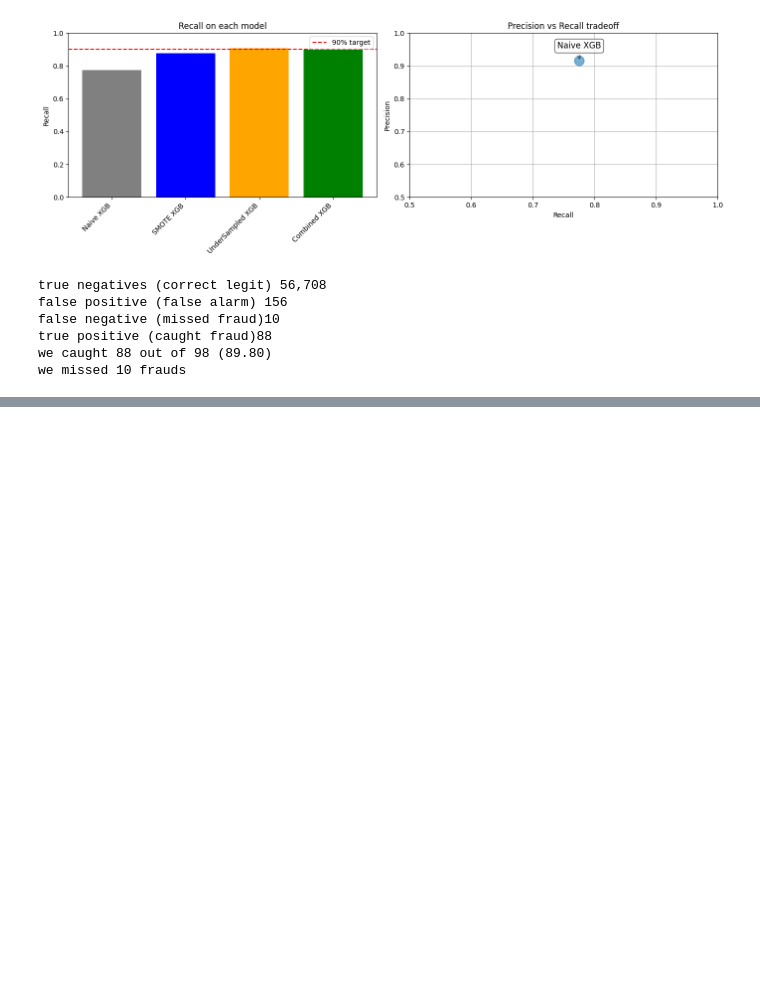
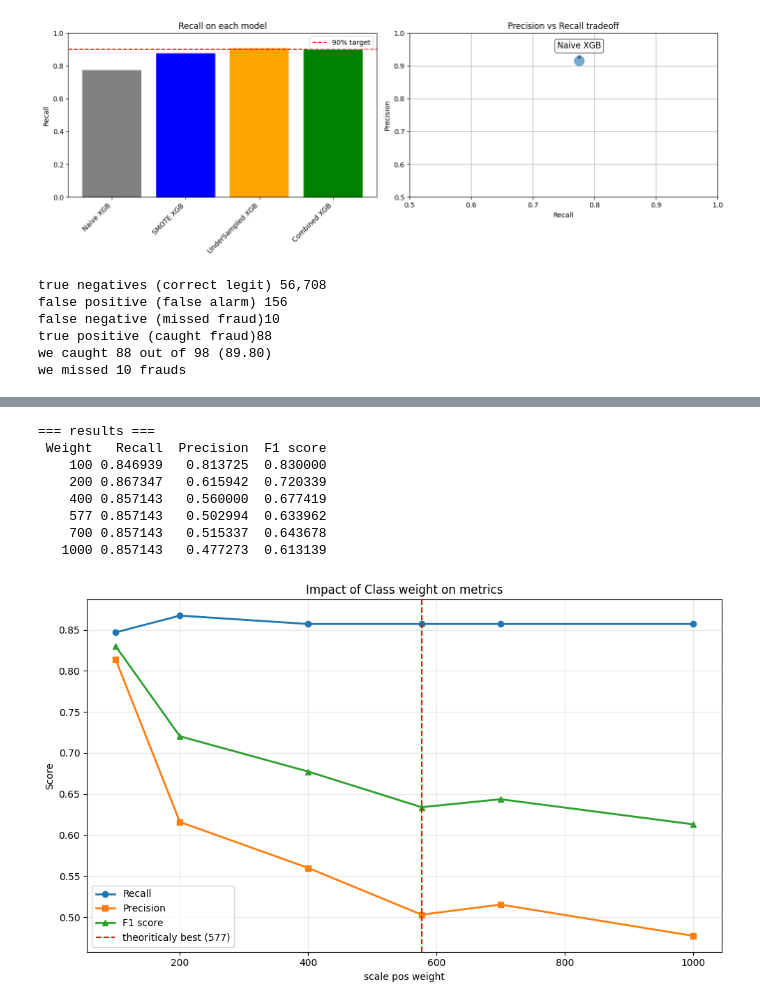
Before and after one commit to Dereger325/credit-card-fraud-detection, a Jupyter notebook: fraud_detection.ipynb, the cells around one changed output, grey strips where cells are left out. Cells and saved outputs as stored; diff of their text form; code cells hidden in the pictures; blank space fills up the shorter version.

Commit message:
Day 4: Class weights optimal at 100 - recall 84.7% precision 81.4% F1 = 83%

```diff
--- a/fraud_detection.ipynb
+++ b/fraud_detection.ipynb
@@ -610,0 +715,45 @@ we missed 10 frauds
+# %%
+weights_to_test = [100,200,400,577,700,1000]
+results = []
+
+for weight in weights_to_test:
+    xgb_test = XGBClassifier(
+        n_estimators = 100,
+        max_depth = 5,
+        learning_rate = 0.1,
+        random_state = 42,
+        scale_pos_weight = weight,
+        eval_metric = 'logloss'
+    ).fit(X_train,Y_train)
+    xgb_test_pred = xgb_test.predict(X_test)
+
+    results.append({'Weight' : weight,
+                    'Recall':recall_score(Y_test,xgb_test_pred),
+                    'Precision':precision_score(Y_test,xgb_test_pred),
+                    'F1 score' : f1_score(Y_test,xgb_test_pred)})
+results_df = pd.DataFrame(results)
+print('=== results ===')
+print(results_df.to_string(index=False))
+
+fig,ax = plt.subplots(figsize=(10,6))
+ax.plot(results_df['Weight'],results_df['Recall'],marker = 'o',linewidth = 2,label = 'Recall')
+ax.plot(results_df['Weight'],results_df['Precision'],marker = 's',linewidth = 2,label = 'Precision')
+ax.plot(results_df['Weight'],results_df['F1 score'],marker = '^',linewidth = 2,label = 'F1 score')
+ax.set_xlabel('scale pos weight')
+ax.set_ylabel('Score')
+ax.set_title('Impact of Class weight on metrics')
+ax.grid(alpha = 0.3)
+ax.axvline(x = 577,color = 'red',linestyle = '--',label = 'theoriticaly best (577)')
+ax.legend()
+plt.tight_layout()
+plt.show()
+# %% [output]
+=== results ===
+ Weight   Recall  Precision  F1 score
+    100 0.846939   0.813725  0.830000
+    200 0.867347   0.615942  0.720339
+    400 0.857143   0.560000  0.677419
+    577 0.857143   0.502994  0.633962
+    700 0.857143   0.515337  0.643678
+   1000 0.857143   0.477273  0.613139
+[figure, added]
```
Also changed, not shown: parts of 4 cells of this notebook.
